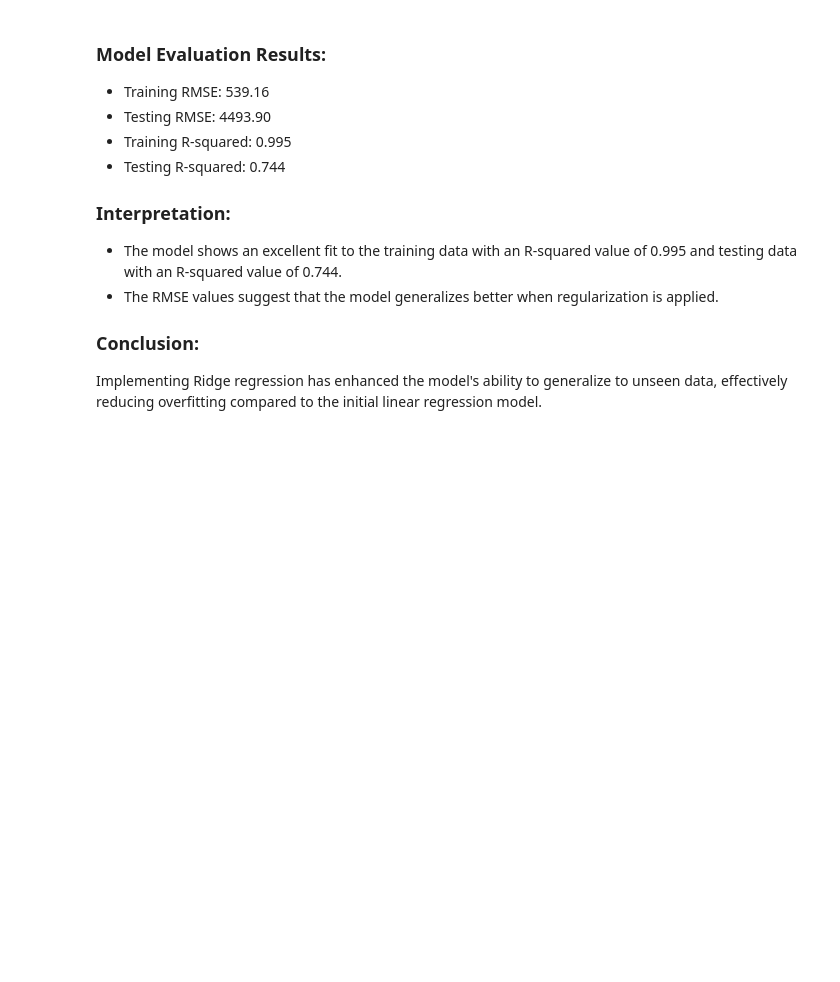
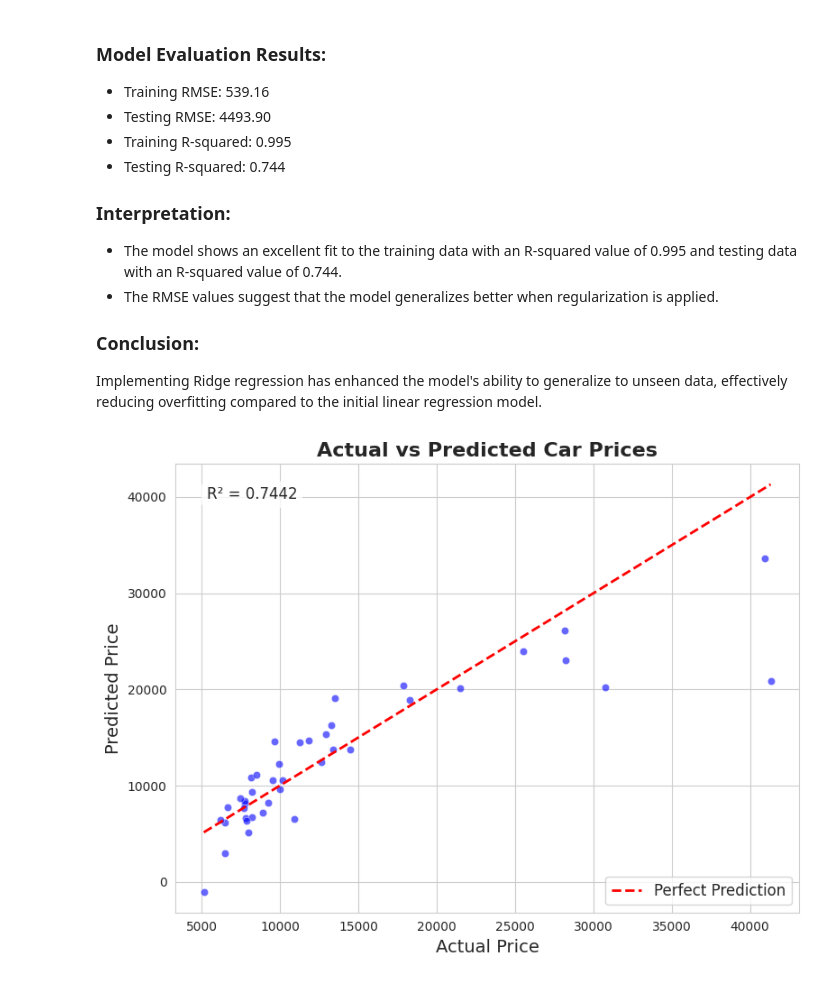
Before and after one commit to rishav21r/Machine-Learning-and-Artificial-Intelligence-Projects, a Jupyter notebook: Machine Learning Projects/multiple_linear_regression.ipynb, the cells around one changed output. Cells and saved outputs as stored; diff of their text form; code cells hidden in the pictures; blank space fills up the shorter version.

```diff
--- a/Machine Learning Projects/multiple_linear_regression.ipynb
+++ b/Machine Learning Projects/multiple_linear_regression.ipynb
@@ -326,3 +326,40 @@ print(tabulate(table_data, headers="firstrow", tablefmt="grid"))
 
 ### Conclusion:
 Implementing Ridge regression has enhanced the model's ability to generalize to unseen data, effectively reducing overfitting compared to the initial linear regression model.
+# %%
+import seaborn as sns
+import matplotlib.pyplot as plt
+from sklearn.metrics import r2_score
+
+# Set the style for seaborn plots
+sns.set_style("whitegrid")
+
+# Create a figure and axis object
+fig, ax = plt.subplots(figsize=(8, 6))
+
+# Create the scatter plot
+sns.scatterplot(x=y_test, y=y_test_pred, alpha=0.6, color='blue', ax=ax)
+
+# Add the diagonal line
+ax.plot([y_test.min(), y_test.max()], [y_test.min(), y_test.max()],
+        color='red', linestyle='--', linewidth=2, label='Perfect Prediction')
+
+# Customize the plot
+ax.set_xlabel('Actual Price', fontsize=14)
+ax.set_ylabel('Predicted Price', fontsize=14)
+ax.set_title('Actual vs Predicted Car Prices', fontsize=16, fontweight='bold')
+
+# Add a legend to the bottom right
+ax.legend(fontsize=12, loc='lower right')
+
+# Add a text box with R² score
+r2 = r2_score(y_test, y_test_pred)
+ax.text(0.05, 0.95, f'R² = {r2:.4f}', transform=ax.transAxes,
+        fontsize=12, verticalalignment='top',
+        bbox=dict(boxstyle='round', facecolor='white', alpha=0.8))
+
+# Adjust the plot layout and display
+plt.tight_layout()
+plt.show()
+# %% [output]
+[figure, added]
```
